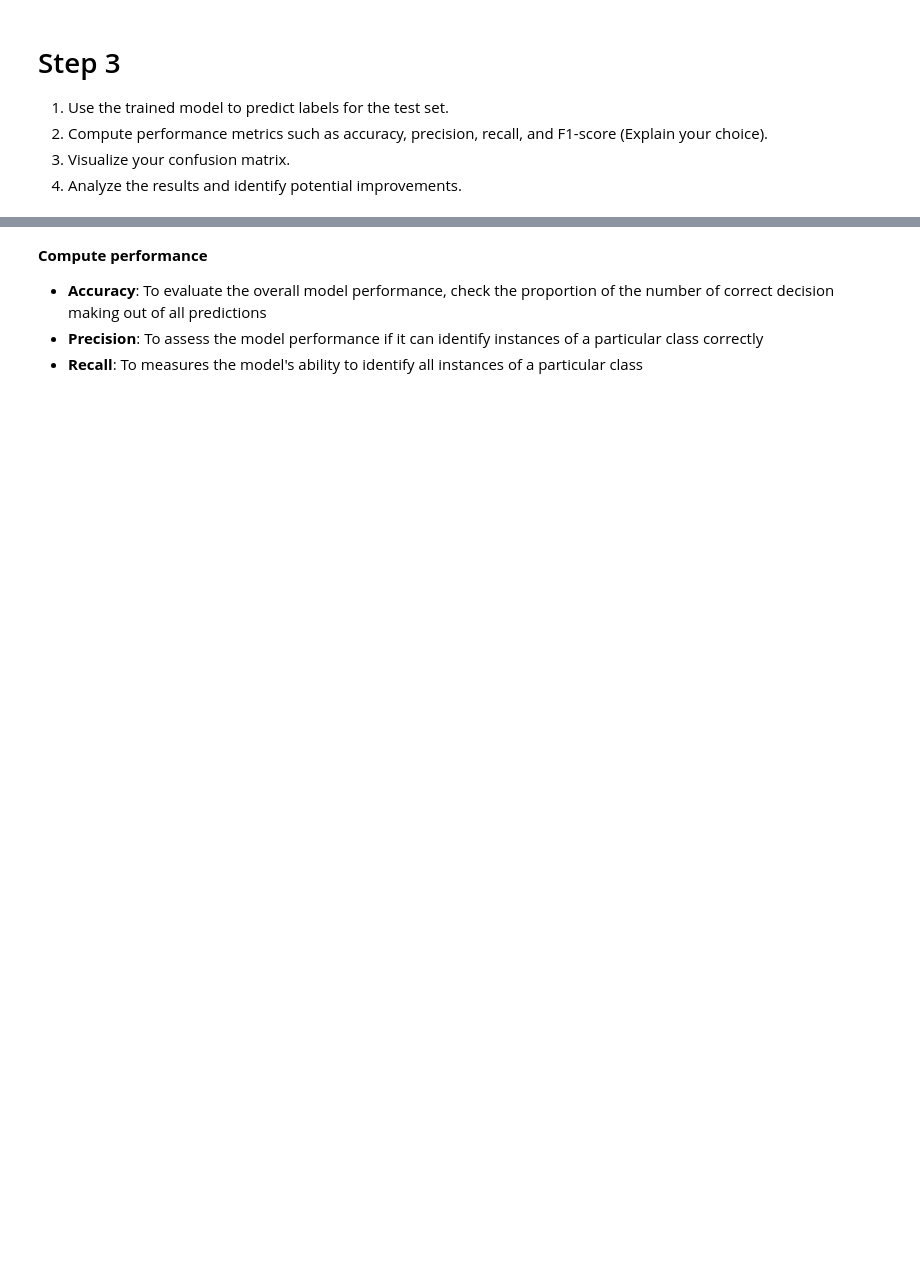
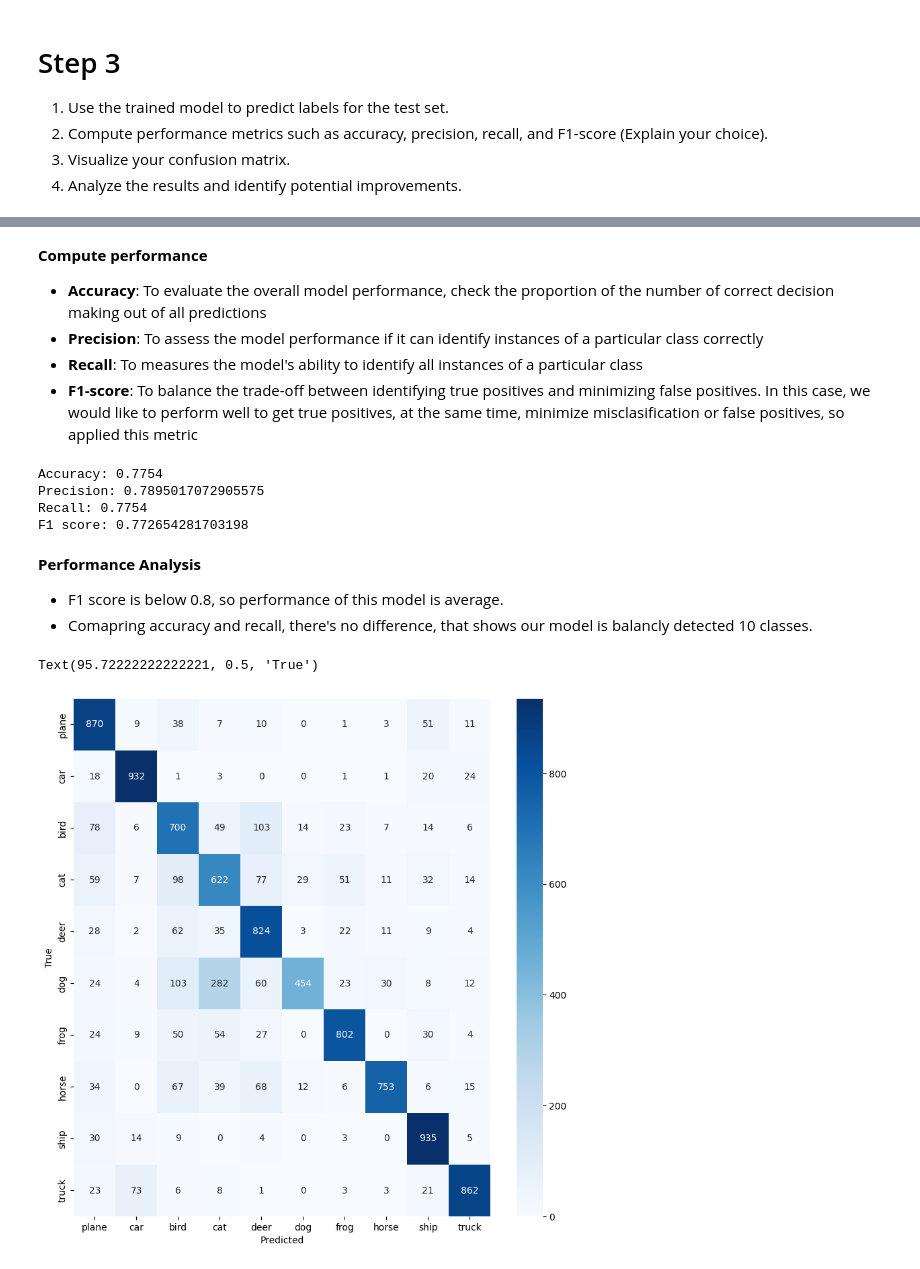
Before and after one commit to itoshiyanazawa/cnn_project, a Jupyter notebook: main.ipynb, the cells around one changed output, grey strips where cells are left out. Drawn from its saved outputs; the diff is of its cells as text; code cells hidden in the pictures; blank space fills up the shorter version.

Commit message:
Almost finished analysis of step 3

```diff
--- a/main.ipynb
+++ b/main.ipynb
@@ -263,3 +272,49 @@ y_pred = np.argmax(y_pred, axis=1)
 *   **Accuracy**: To evaluate the overall model performance, check the proportion of the number of correct decision making out of all predictions
 *   **Precision**: To assess the model performance if it can identify instances of a particular class correctly
 *   **Recall**: To measures the model's ability to identify all instances of a particular class
+*   **F1-score**: To balance the trade-off between identifying true positives and minimizing false positives. In this case, we would like to perform well to get true positives, at the same time, minimize misclasification or false positives, so applied this metric
+# %%
+# Accuracy
+from sklearn.metrics import accuracy_score
+accuracy = accuracy_score(y_test, y_pred)
+print('Accuracy:', accuracy)
+
+# Precision
+from sklearn.metrics import precision_score
+precision = precision_score(y_test, y_pred, average='weighted')
+print('Precision:', precision)
+
+# Recall
+from sklearn.metrics import recall_score
+recall = recall_score(y_test, y_pred, average='weighted')
+print('Recall:', recall)
+
+# F1 score
+from sklearn.metrics import f1_score
+f1 = f1_score(y_test, y_pred, average='weighted')
+print('F1 score:', f1)
+# %% [output]
+Accuracy: 0.7754
+Precision: 0.7895017072905575
+Recall: 0.7754
+F1 score: 0.772654281703198
+# %% [markdown]
+**Performance Analysis**
+
+
+*   F1 score is below 0.8, so performance of this model is average.
+*   Comapring accuracy and recall, there's no difference, that shows our model is balancly detected 10 classes.
+# %%
+# Confusion matrix
+from sklearn.metrics import confusion_matrix
+import seaborn as sns
+import matplotlib.pyplot as plt
+
+cm = confusion_matrix(y_test, y_pred)
+plt.figure(figsize=(10, 10))
+sns.heatmap(cm, annot=True, fmt='d', cmap='Blues', xticklabels=classes, yticklabels=classes)
+plt.xlabel('Predicted')
+plt.ylabel('True')
+# %% [output]
+Text(95.72222222222221, 0.5, 'True')
+[figure, added]
```
Also changed, not shown: parts of 6 cells of this notebook.
